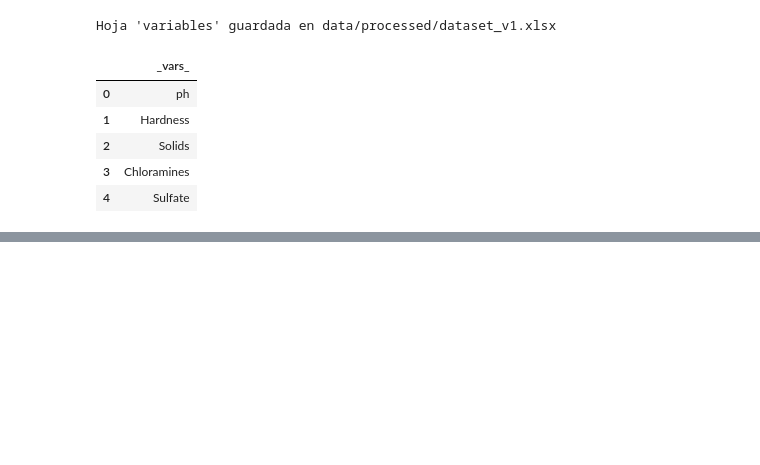
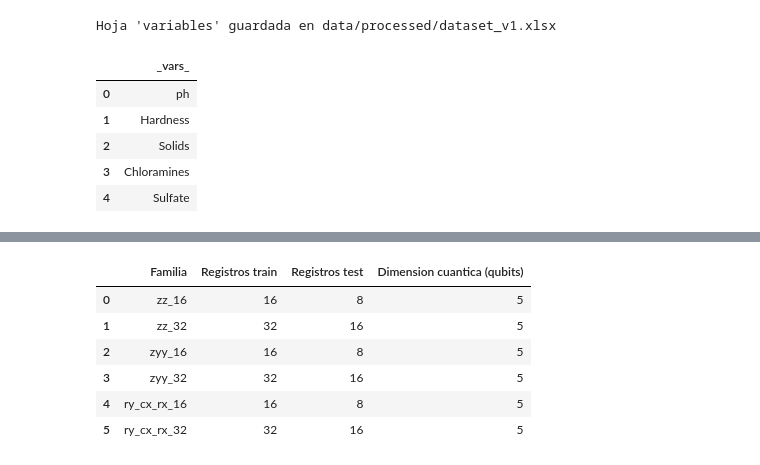
Before and after one commit to felipechoy1/QuantumTenango_Quantaton2026_Track2, a Jupyter notebook: limpio/qsvm_water.ipynb, the cells around one changed output, grey strips where cells are left out. Saved outputs shown, nothing was run; the diff lists cells and outputs as text; code cells hidden in the pictures; blank space fills up the shorter version.

```diff
--- a/limpio/qsvm_water.ipynb
+++ b/limpio/qsvm_water.ipynb
@@ -362,0 +419,12 @@ Hoja 'variables' guardada en data/processed/dataset_v1.xlsx
+# %%
+# Nivel de muestreo (_Muestreo_) correspondiente a cada tamano de train.
+# El muestreo es anidado (_Muestreo_ >= nivel): un tamano mayor no es un
+# nivel independiente, sino el nivel que ya envuelve (incluye) al de un
+# tamano menor. Por eso no puede ser una sola constante global: cada
+# tamano necesita resolver su propio nivel.
+from funciones import nivel_muestreo
+
+NIVEL_POR_TAMANO = {
+    16: 3,
+    32: 2,
+}
@@ -362,0 +435,28 @@ Hoja 'variables' guardada en data/processed/dataset_v1.xlsx
+# %%
+from funciones import contar_registros_familia
+
+muestreo_df = pd.read_excel(ruta_excel, sheet_name="muestreos")
+
+# Dimension cuantica: un qubit por variable seleccionada en el Paso 1 (1.4.1.3).
+N_QUBITS = len(variables_finales)
+
+resumen_datos = []
+for familia in FAMILIAS:
+    feature_map, tamano, ruta_train, ruta_test = parsear_familia(familia)
+    n_train, n_test = contar_registros_familia(tamano, NIVEL_POR_TAMANO, muestreo_df)
+    resumen_datos.append({
+        "Familia": f"{feature_map}_{tamano}",
+        "Registros train": n_train,
+        "Registros test": n_test,
+        "Dimension cuantica (qubits)": N_QUBITS,
+    })
+
+display(pd.DataFrame(resumen_datos))
+# %% [output]
+|  | Familia | Registros train | Registros test | Dimension cuantica (qubits) |
+| 0 | zz_16 | 16 | 8 | 5 |
+| 1 | zz_32 | 32 | 16 | 5 |
+| 2 | zyy_16 | 16 | 8 | 5 |
+| 3 | zyy_32 | 32 | 16 | 5 |
+| 4 | ry_cx_rx_16 | 16 | 8 | 5 |
+| 5 | ry_cx_rx_32 | 32 | 16 | 5 |
```
Also changed, not shown: parts of 11 cells of this notebook, 15 other files.
